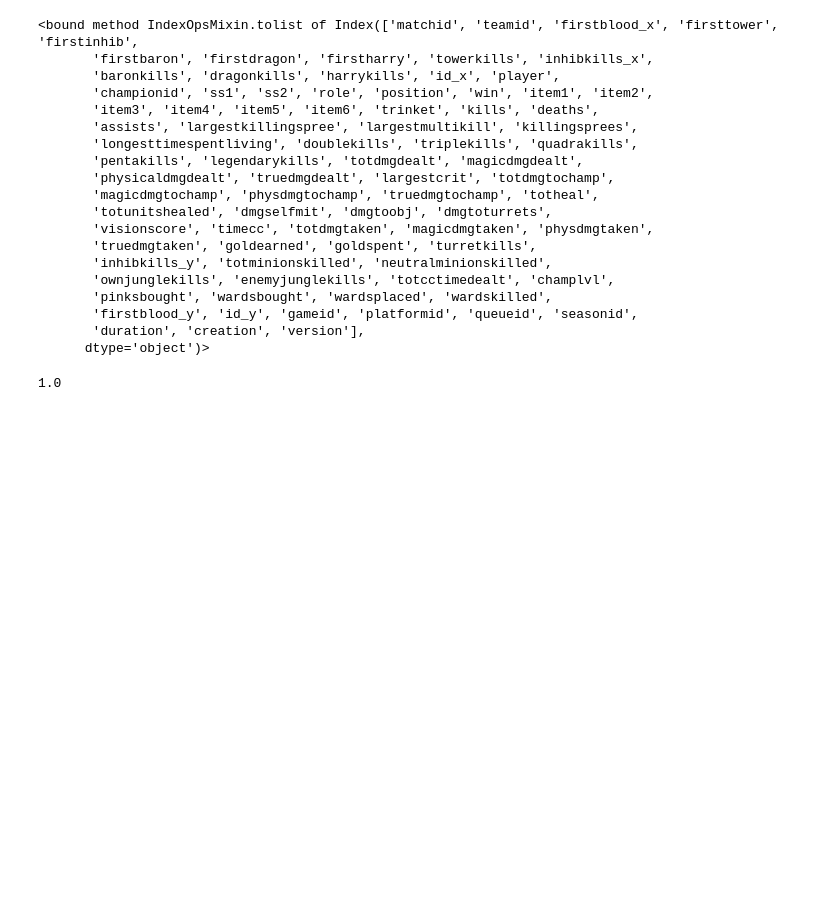
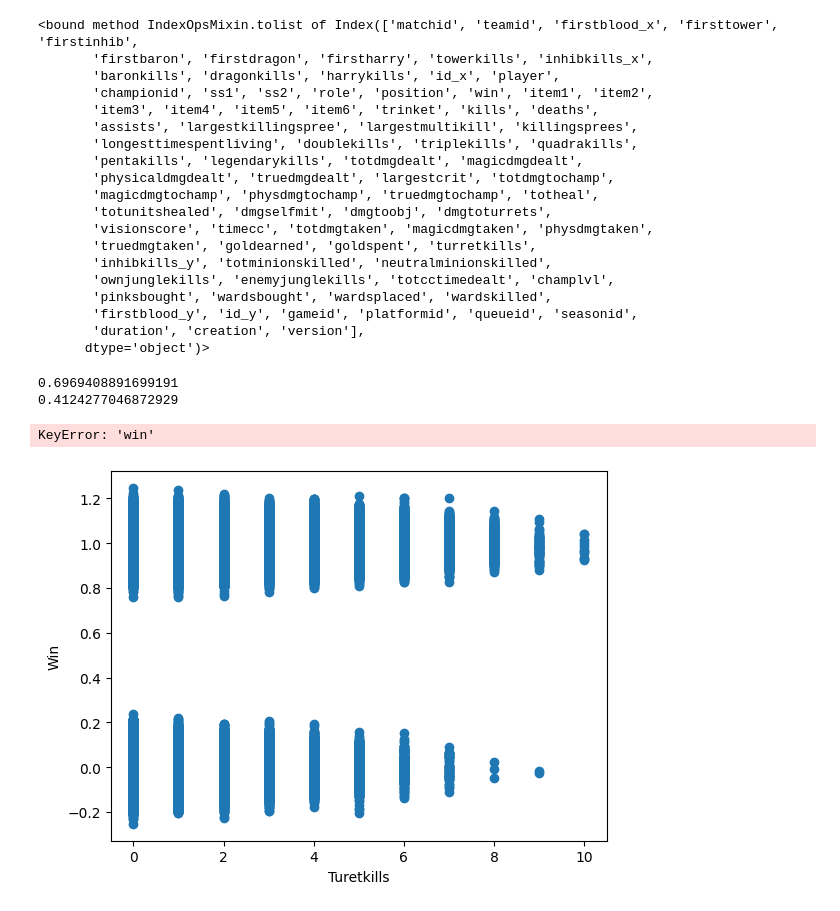
Before and after one commit to mateuszaparoli/TP_ICD, a Jupyter notebook: TP_ICD.ipynb, the cells around one changed output. Saved outputs shown, nothing was run; the diff lists cells and outputs as text; code cells hidden in the pictures; blank space fills up the shorter version.

Commit message:
plots

```diff
--- a/TP_ICD.ipynb
+++ b/TP_ICD.ipynb
@@ -371,9 +371,9 @@ print(df_merged2.columns.tolist)
       dtype='object')>
 # %%
 # X = df_merged2[['baronkills', 'dragonkills', 'harrykills']]
-filtered_data = df_merged2[df_merged2['win'] == 1]
+filtered_data = df_merged2
 
-X = filtered_data[['firstbaron']]
+X = filtered_data[['turretkills']]
 y = filtered_data['win']
 # %%
 from sklearn.model_selection import train_test_split
@@ -380,9 +381,31 @@ from sklearn.model_selection import train_test_split
 # %%
 X_train, X_test, y_train, y_test = train_test_split(X, y, test_size = 0.25)
 # %%
-regr = LinearRegression()
+regr = LogisticRegression()
 regr.fit(X_train, y_train)
+correlacao = X['turretkills'].corr(y)
 # print(np.corrcoef(X_train, y_train)[0][1])
-print(regr.score(X_test, y_test))
+print(f'Score: {regr.score(X_test, y_test)}')
+print(f'Correlação: {correlacao}')
 # %% [output]
-1.0
+0.6969408891699191
+0.4124277046872929
+# %%
+noise_level = 0.05
+
+noise = np.random.normal(scale=noise_level, size=y.shape)
+
+y_noisy = y + noise
+plt.scatter(X, y_noisy)
+plt.xlabel('Turetkills')
+plt.ylabel('Win')
+new_y = []
+for i in range(11):
+    new_y.append(
+        len(X[(X['turretkills'] == i) & (X['win'] == 1)]) -
+        len(X[(X['turretkills'] == i) & (X['win'] == 0)])
+    )
+# plt.scatter(X,regr.predict(X))
+# %% [output]
+KeyError: 'win'
+[figure, added]
```
Also changed, not shown: parts of 1 cell of this notebook.
